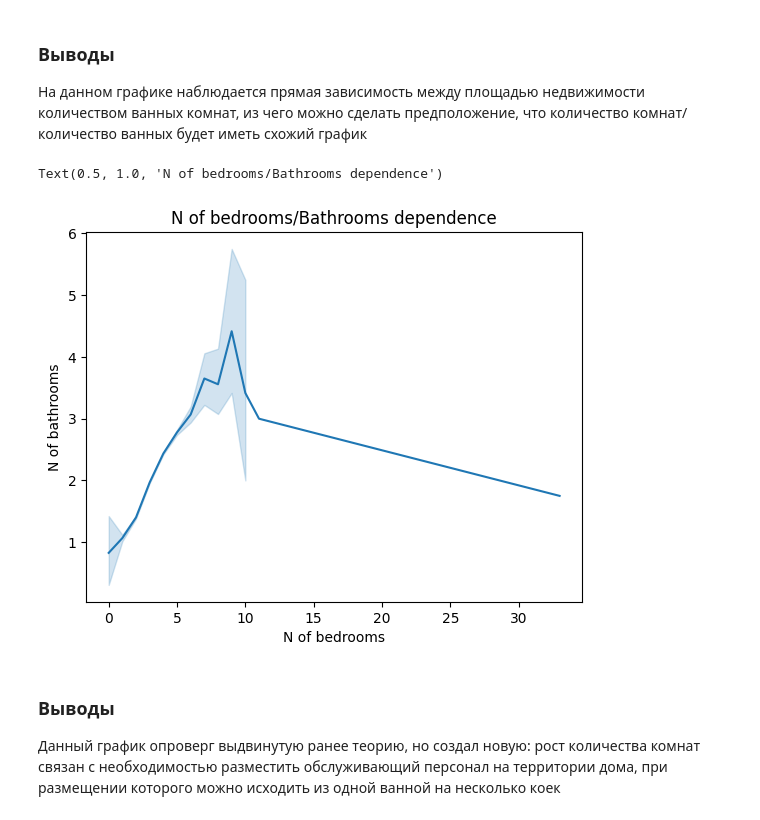
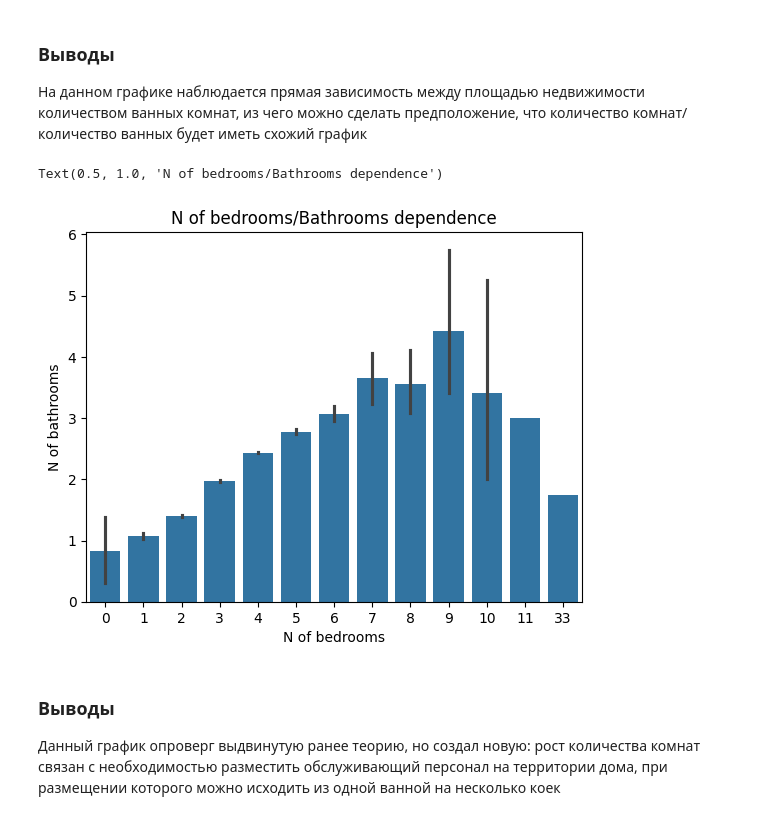
Before and after one commit to Taylor898/progrpython, a Jupyter notebook: PyForAnalytics.ipynb, the cells around one changed output. Cells and saved outputs as stored; diff of their text form; code cells hidden in the pictures.

```diff
--- a/PyForAnalytics.ipynb
+++ b/PyForAnalytics.ipynb
@@ -4,7 +4,7 @@ import pandas as pd
 import matplotlib.pyplot as plt
 import seaborn as sns
 # %%
-df = pd.read_csv('kc_house_data.csv', encoding = "ISO-8859-1")
+df = pd.read_csv('kc_house_data.csv', encoding = "UTF-8")
 df.sample()
 # %% [output]
 |  | id | date | price | bedrooms | bathrooms | sqft_living | sqft_lot | floors | waterfront | view | ... |
@@ -22,13 +23,13 @@ Text(0.5, 1.0, 'N of bedrooms/Bathrooms dependence')
 ### Выводы
 На данном графике наблюдается прямая зависимость между площадью недвижимости количеством ванных комнат, из чего можно сделать предположение, что количество комнат/количество ванных будет иметь схожий график
 # %%
-sns.lineplot(x = df['bedrooms'], y = df['bathrooms'])
+sns.barplot(x = df['bedrooms'], y = df['bathrooms'])
 plt.xlabel('N of bedrooms')
 plt.ylabel('N of bathrooms')
 plt.title('N of bedrooms/Bathrooms dependence')
 # %% [output]
 Text(0.5, 1.0, 'N of bedrooms/Bathrooms dependence')
-[figure, old version]
+[figure, new version]
 # %% [markdown]
 ### Выводы
 Данный график опроверг выдвинутую ранее теорию, но создал новую: рост количества комнат связан с необходимостью разместить обслуживающий персонал на территории дома, при размещении которого можно исходить из одной ванной на несколько коек
```
Also changed, not shown: parts of 11 cells of this notebook.
